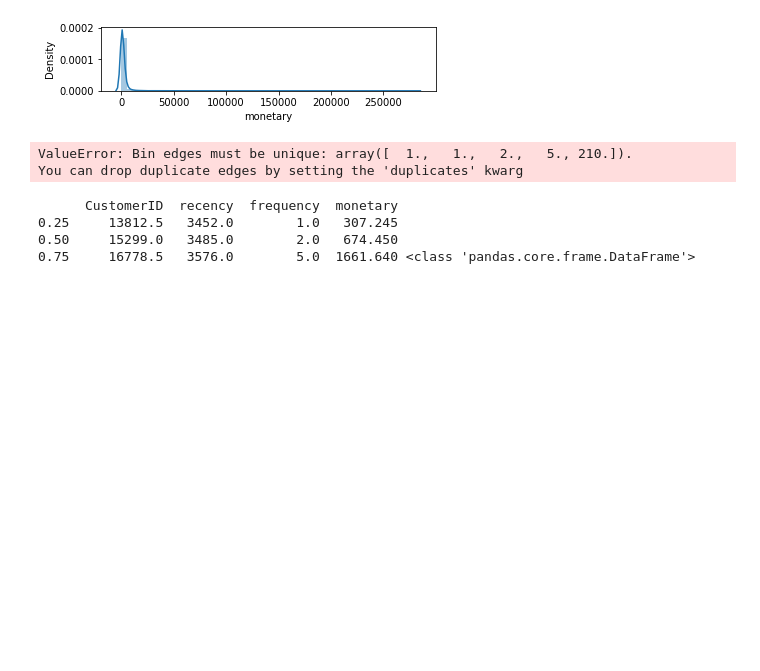
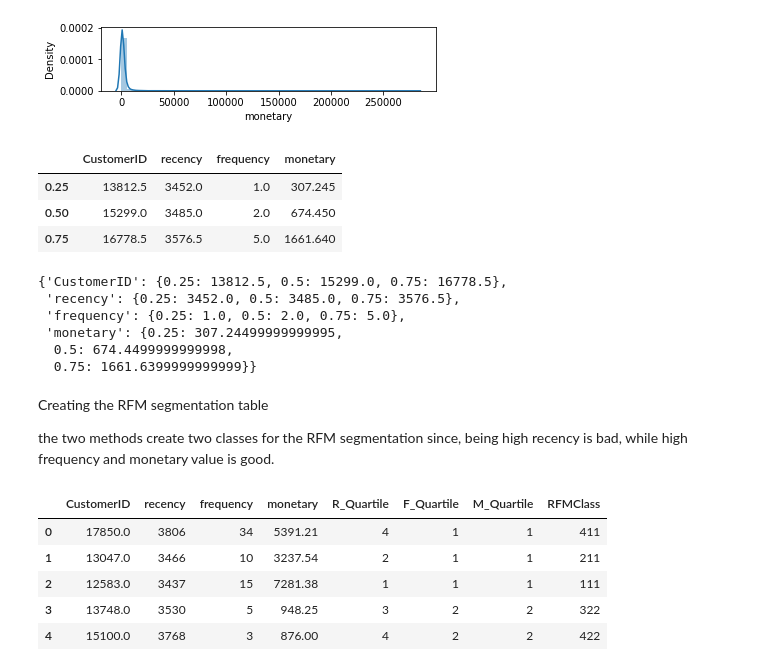
Before and after one commit to alicebalayan/Shopping-Prediction, a Jupyter notebook: notebook.ipynb, the cells around one changed output. Drawn from its saved outputs; the diff is of its cells as text; code cells hidden in the pictures; blank space fills up the shorter version.

```diff
--- a/notebook.ipynb
+++ b/notebook.ipynb
@@ -120,25 +120,25 @@ plt.subplot(3, 1, 3); sns.distplot(rfm_values['monetary'])
 plt.show()
 # %% [output]
 [figure]
-# %%
-# --Calculate R and F groups--
-# Create labels for Recency and Frequency
-r_labels = range(4, 0, -1); f_labels = range(1, 5)
-# Assign these labels to 4 equal percentile groups
-r_groups = pd.qcut(rfm_values['recency'], q=4, labels=r_labels)
-# Assign these labels to 4 equal percentile groups
-f_groups = pd.qcut(rfm_values['frequency'], q=4, labels=f_labels)
-# Create new columns R and F
-data_process = rfm_values.assign(R = r_groups.values, F = f_groups.values)
-data_process.head()
-# %% [output]
-ValueError: Bin edges must be unique: array([  1.,   1.,   2.,   5., 210.]).
-You can drop duplicate edges by setting the 'duplicates' kwarg
 # %%
 quartiles = rfm_values.quantile(q=[0.25,0.50,0.75])
-print(quartiles, type(quartiles))
+quartiles
 # %% [output]
-      CustomerID  recency  frequency  monetary
-0.25     13812.5   3452.0        1.0   307.245
-0.50     15299.0   3485.0        2.0   674.450
-0.75     16778.5   3576.0        5.0  1661.640 <class 'pandas.core.frame.DataFrame'>
+|  | CustomerID | recency | frequency | monetary |
+| 0.25 | 13812.5 | 3452.0 | 1.0 | 307.245 |
+| 0.50 | 15299.0 | 3485.0 | 2.0 | 674.450 |
+| 0.75 | 16778.5 | 3576.5 | 5.0 | 1661.640 |
+# %%
+quartiles=quartiles.to_dict()
+quartiles
+# %% [output]
+{'CustomerID': {0.25: 13812.5, 0.5: 15299.0, 0.75: 16778.5},
+ 'recency': {0.25: 3452.0, 0.5: 3485.0, 0.75: 3576.5},
+ 'frequency': {0.25: 1.0, 0.5: 2.0, 0.75: 5.0},
+ 'monetary': {0.25: 307.24499999999995,
+  0.5: 674.4499999999998,
+  0.75: 1661.6399999999999}}
+# %% [markdown]
+Creating the RFM segmentation table
+
+the two methods create two classes for the RFM segmentation since, being high recency is bad, while high frequency and monetary value is good.
@@ -144,0 +176,9 @@ print(quartiles, type(quartiles))
+# %%
+rfmSegmentation.head()
+# %% [output]
+|  | CustomerID | recency | frequency | monetary | R_Quartile | F_Quartile | M_Quartile | RFMClass |
+| 0 | 17850.0 | 3806 | 34 | 5391.21 | 4 | 1 | 1 | 411 |
+| 1 | 13047.0 | 3466 | 10 | 3237.54 | 2 | 1 | 1 | 211 |
+| 2 | 12583.0 | 3437 | 15 | 7281.38 | 1 | 1 | 1 | 111 |
+| 3 | 13748.0 | 3530 | 5 | 948.25 | 3 | 2 | 2 | 322 |
+| 4 | 15100.0 | 3768 | 3 | 876.00 | 4 | 2 | 2 | 422 |
```
Also changed, not shown: parts of 10 cells of this notebook.
